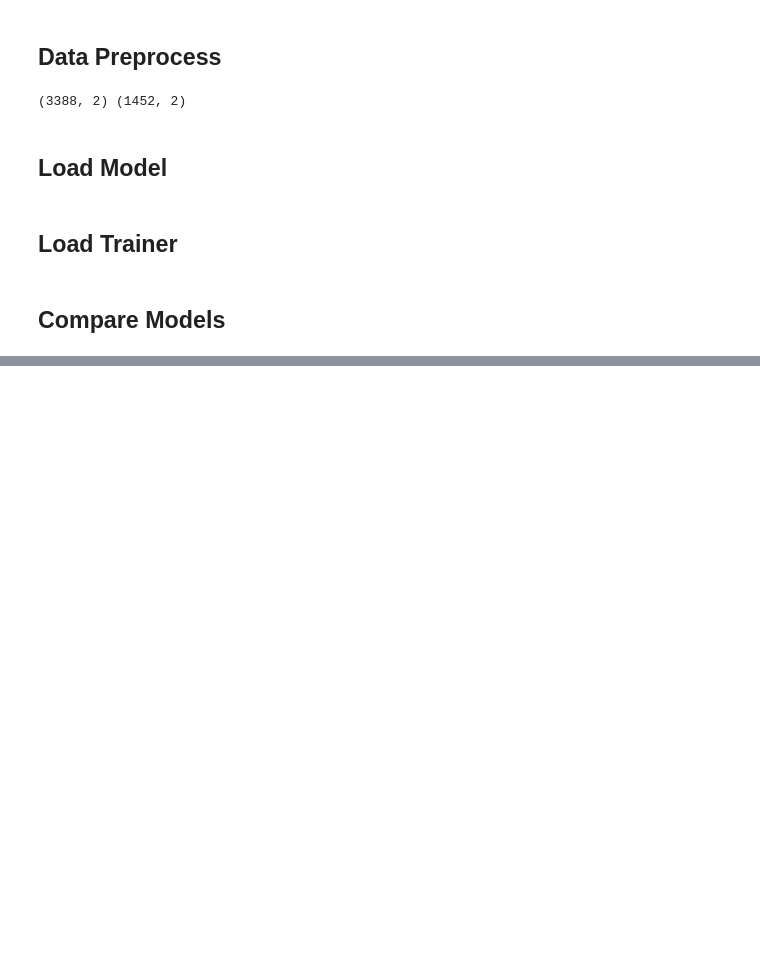
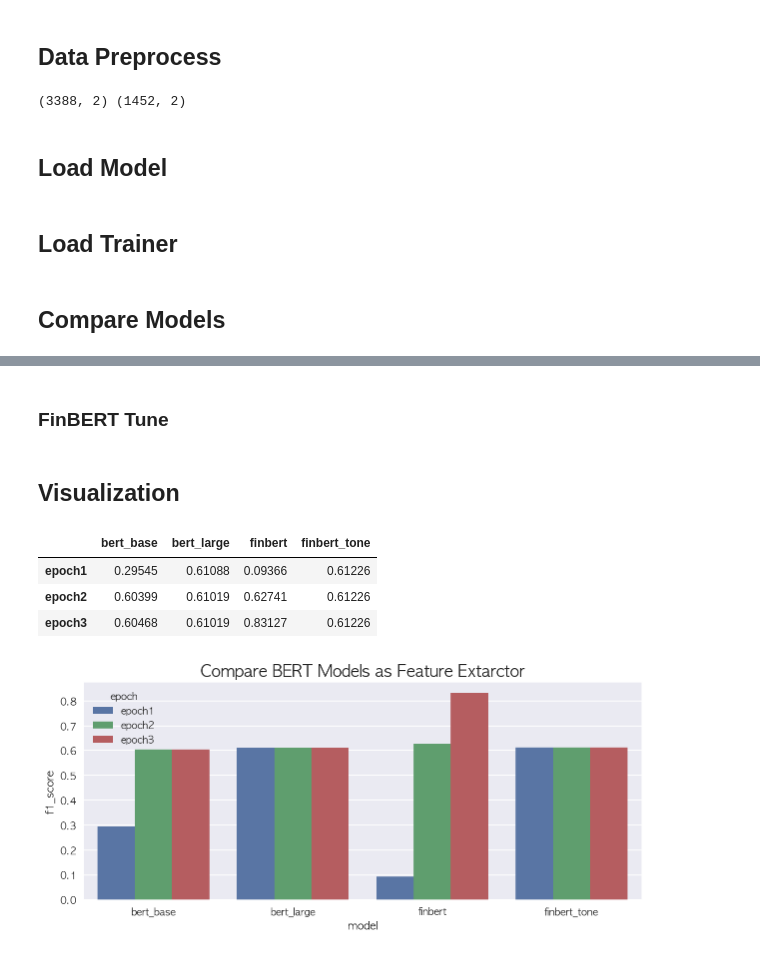
Before and after one commit to instork/cif, a Jupyter notebook: notebooks/bert.ipynb, the cells around one changed output, grey strips where cells are left out. Drawn from its saved outputs; the diff is of its cells as text; code cells hidden in the pictures; blank space fills up the shorter version.

Commit message:
[TEST] compare bert models

```diff
--- a/notebooks/bert.ipynb
+++ b/notebooks/bert.ipynb
@@ -494,0 +209,2 @@ def loss_fn(outputs, targets, num_labels):
+# %% [markdown]
+### FinBERT Tune
@@ -494,0 +215,39 @@ def loss_fn(outputs, targets, num_labels):
+# %% [markdown]
+## Visualization
+# %%
+import json
+from utils.fontlib import set_font_family
+
+history = dict()
+
+for model_name in MODEL_PATH.keys():
+    output_dir = './saved/models/'+model_name
+    recent_checkpoint = sorted(os.listdir(output_dir),key=lambda x: int(x.split('-')[1]))[-1]
+    trainer_state = output_dir+'/'+recent_checkpoint+'/trainer_state.json'
+
+    with open(trainer_state) as f:
+        log_history = json.load(f)['log_history']
+
+    history[model_name] = {'epoch'+str(int(log['epoch'])):round(log['eval_f1'],5) for log in log_history if log.get('eval_f1')}
+
+history = pd.DataFrame(history)
+history
+# %% [output]
+|  | bert_base | bert_large | finbert | finbert_tone |
+| epoch1 | 0.29545 | 0.61088 | 0.09366 | 0.61226 |
+| epoch2 | 0.60399 | 0.61019 | 0.62741 | 0.61226 |
+| epoch3 | 0.60468 | 0.61019 | 0.83127 | 0.61226 |
+# %%
+f1 = history.values.reshape(-1).tolist()
+epochs = np.array([[e]*len(history.columns) for e in history.index]).reshape(-1).tolist()
+models = history.columns.tolist()*len(history)
+
+compare_df = pd.DataFrame({'f1_score':f1,'epoch':epochs,'model':models})
+
+set_font_family()
+fig = plt.figure(figsize=(10,4))
+sns.barplot(data=compare_df,x='model',y='f1_score',hue='epoch')
+plt.title('Compare BERT Models as Feature Extarctor', fontsize=16)
+plt.show()
+# %% [output]
+[figure, added]
```
Also changed, not shown: parts of 59 cells of this notebook, 1 other file.
